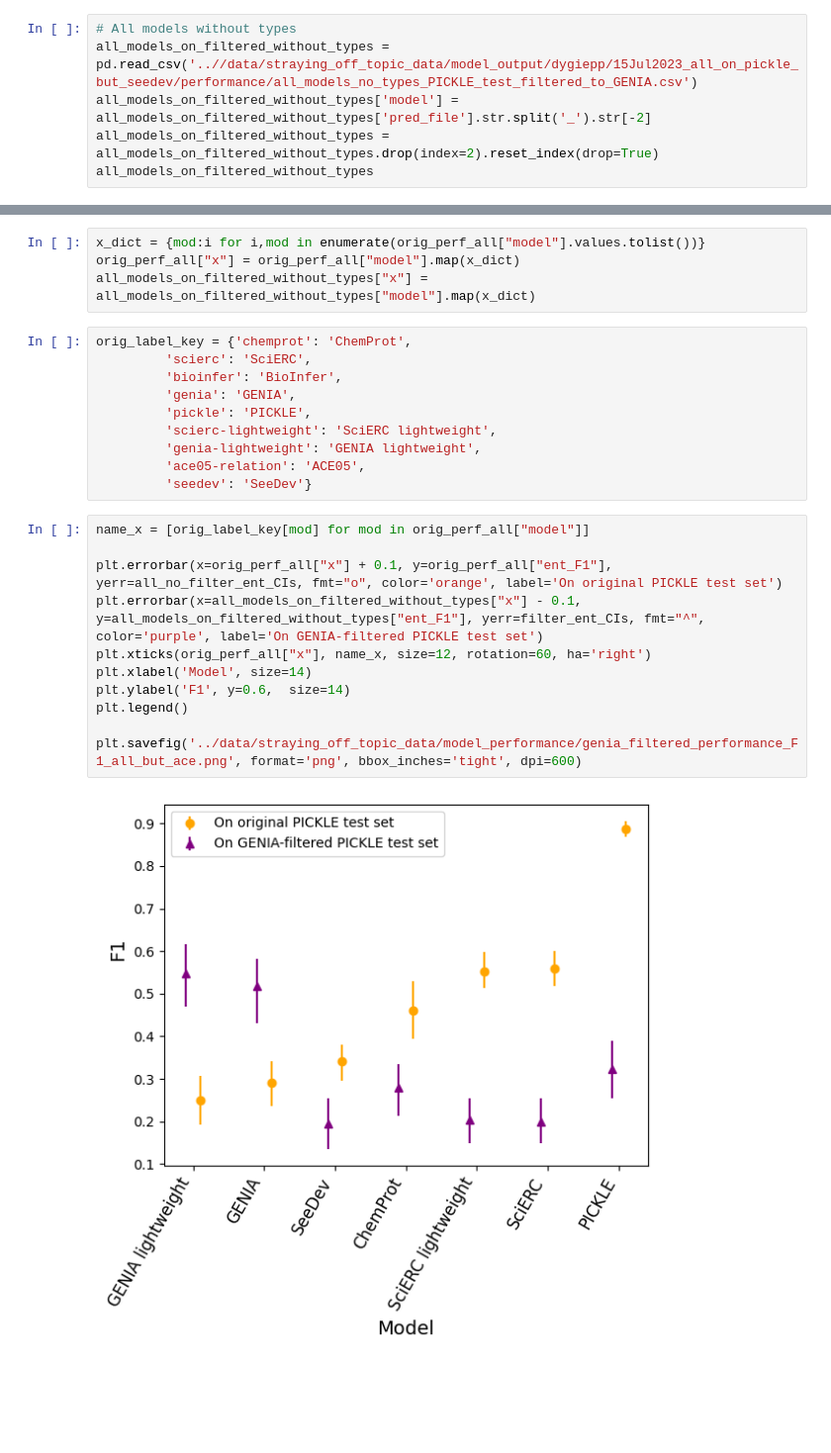
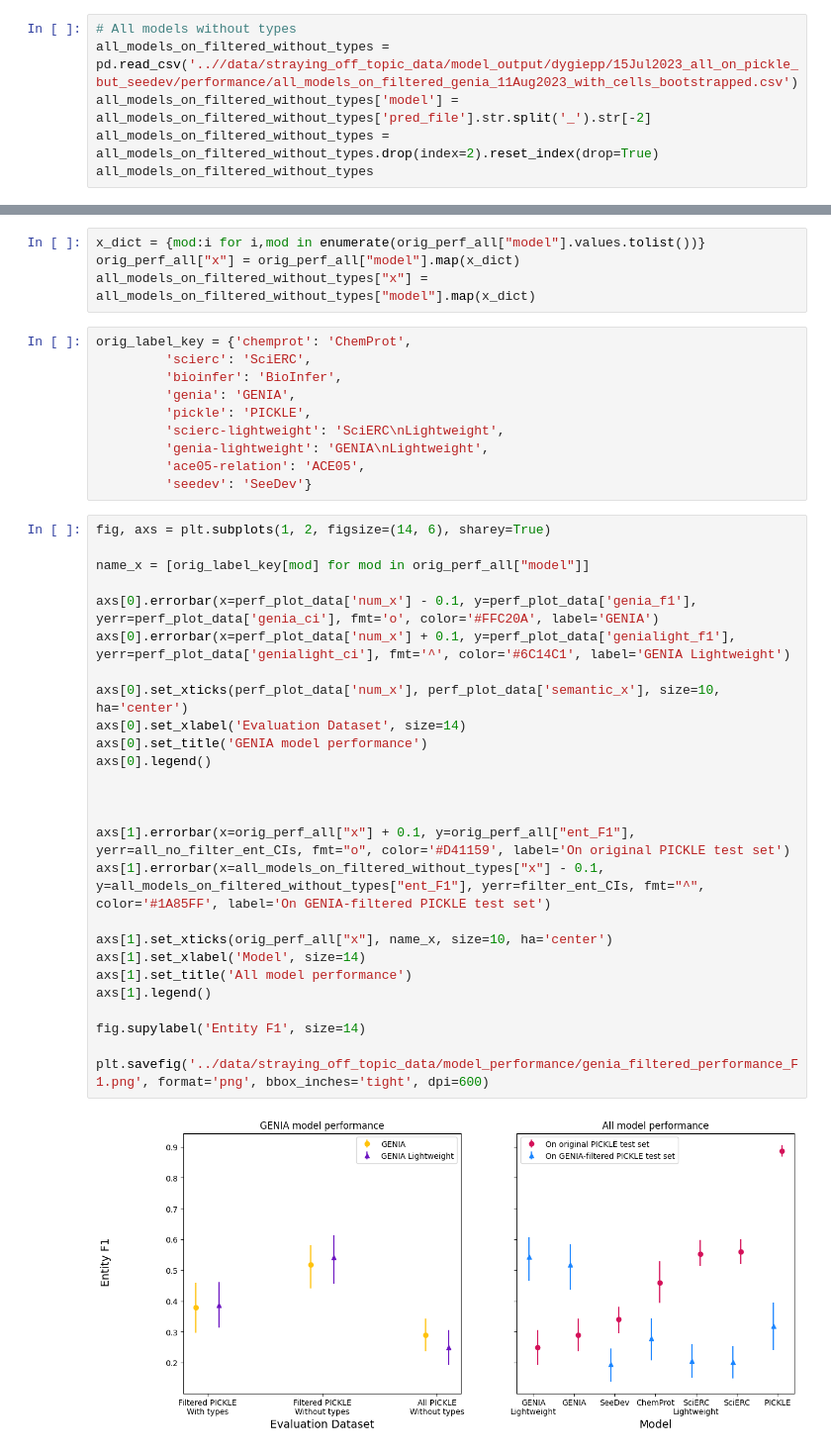
Before and after one commit to ShiuLab/pickle-corpus-code, a Jupyter notebook: jupyter_notebooks/genia_filtered_type_analysis.ipynb, the cells around one changed output, grey strips where cells are left out. Shown at 99% size. Drawn from its saved outputs; the diff is of its cells as text; blank space fills up the shorter version.

```diff
--- a/jupyter_notebooks/genia_filtered_type_analysis.ipynb
+++ b/jupyter_notebooks/genia_filtered_type_analysis.ipynb
@@ -41,7 +41,7 @@ orig_perf
 Then let's read in the performance data for the filtered PICKLE test set:
 # %%
 # All models without types
-all_models_on_filtered_without_types = pd.read_csv('..//data/straying_off_topic_data/model_output/dygiepp/15Jul2023_all_on_pickle_but_seedev/performance/all_models_no_types_PICKLE_test_filtered_to_GENIA.csv')
+all_models_on_filtered_without_types = pd.read_csv('..//data/straying_off_topic_data/model_output/dygiepp/15Jul2023_all_on_pickle_but_seedev/performance/all_models_on_filtered_genia_11Aug2023_with_cells_bootstrapped.csv')
 all_models_on_filtered_without_types['model'] = all_models_on_filtered_without_types['pred_file'].str.split('_').str[-2]
 all_models_on_filtered_without_types = all_models_on_filtered_without_types.drop(index=2).reset_index(drop=True)
 all_models_on_filtered_without_types
@@ -157,20 +144,35 @@ orig_label_key = {'chemprot': 'ChemProt',
          'bioinfer': 'BioInfer',
          'genia': 'GENIA',
          'pickle': 'PICKLE',
-         'scierc-lightweight': 'SciERC lightweight',
-         'genia-lightweight': 'GENIA lightweight',
+         'scierc-lightweight': 'SciERC\nLightweight',
+         'genia-lightweight': 'GENIA\nLightweight',
          'ace05-relation': 'ACE05',
          'seedev': 'SeeDev'}
 # %%
+fig, axs = plt.subplots(1, 2, figsize=(14, 6), sharey=True)
+
 name_x = [orig_label_key[mod] for mod in orig_perf_all["model"]]
 
-plt.errorbar(x=orig_perf_all["x"] + 0.1, y=orig_perf_all["ent_F1"], yerr=all_no_filter_ent_CIs, fmt="o", color='orange', label='On original PICKLE test set')
-plt.errorbar(x=all_models_on_filtered_without_types["x"] - 0.1, y=all_models_on_filtered_without_types["ent_F1"], yerr=filter_ent_CIs, fmt="^", color='purple', label='On GENIA-filtered PICKLE test set')
-plt.xticks(orig_perf_all["x"], name_x, size=12, rotation=60, ha='right')
-plt.xlabel('Model', size=14)
-plt.ylabel('F1', y=0.6,  size=14)
-plt.legend()
+axs[0].errorbar(x=perf_plot_data['num_x'] - 0.1, y=perf_plot_data['genia_f1'], yerr=perf_plot_data['genia_ci'], fmt='o', color='#FFC20A', label='GENIA')
+axs[0].errorbar(x=perf_plot_data['num_x'] + 0.1, y=perf_plot_data['genialight_f1'], yerr=perf_plot_data['genialight_ci'], fmt='^', color='#6C14C1', label='GENIA Lightweight')
 
-plt.savefig('../data/straying_off_topic_data/model_performance/genia_filtered_performance_F1_all_but_ace.png', format='png', bbox_inches='tight', dpi=600)
+axs[0].set_xticks(perf_plot_data['num_x'], perf_plot_data['semantic_x'], size=10, ha='center')
+axs[0].set_xlabel('Evaluation Dataset', size=14)
+axs[0].set_title('GENIA model performance')
+axs[0].legend()
+
+
+
+axs[1].errorbar(x=orig_perf_all["x"] + 0.1, y=orig_perf_all["ent_F1"], yerr=all_no_filter_ent_CIs, fmt="o", color='#D41159', label='On original PICKLE test set')
+axs[1].errorbar(x=all_models_on_filtered_without_types["x"] - 0.1, y=all_models_on_filtered_without_types["ent_F1"], yerr=filter_ent_CIs, fmt="^", color='#1A85FF', label='On GENIA-filtered PICKLE test set')
+
+axs[1].set_xticks(orig_perf_all["x"], name_x, size=10, ha='center')
+axs[1].set_xlabel('Model', size=14)
+axs[1].set_title('All model performance')
+axs[1].legend()
+
+fig.supylabel('Entity F1', size=14)
+
+plt.savefig('../data/straying_off_topic_data/model_performance/genia_filtered_performance_F1.png', format='png', bbox_inches='tight', dpi=600)
 # %% [output]
-[figure, old version]
+[figure, new version]
```
Also changed, not shown: parts of 3 cells of this notebook, 3 other files.
